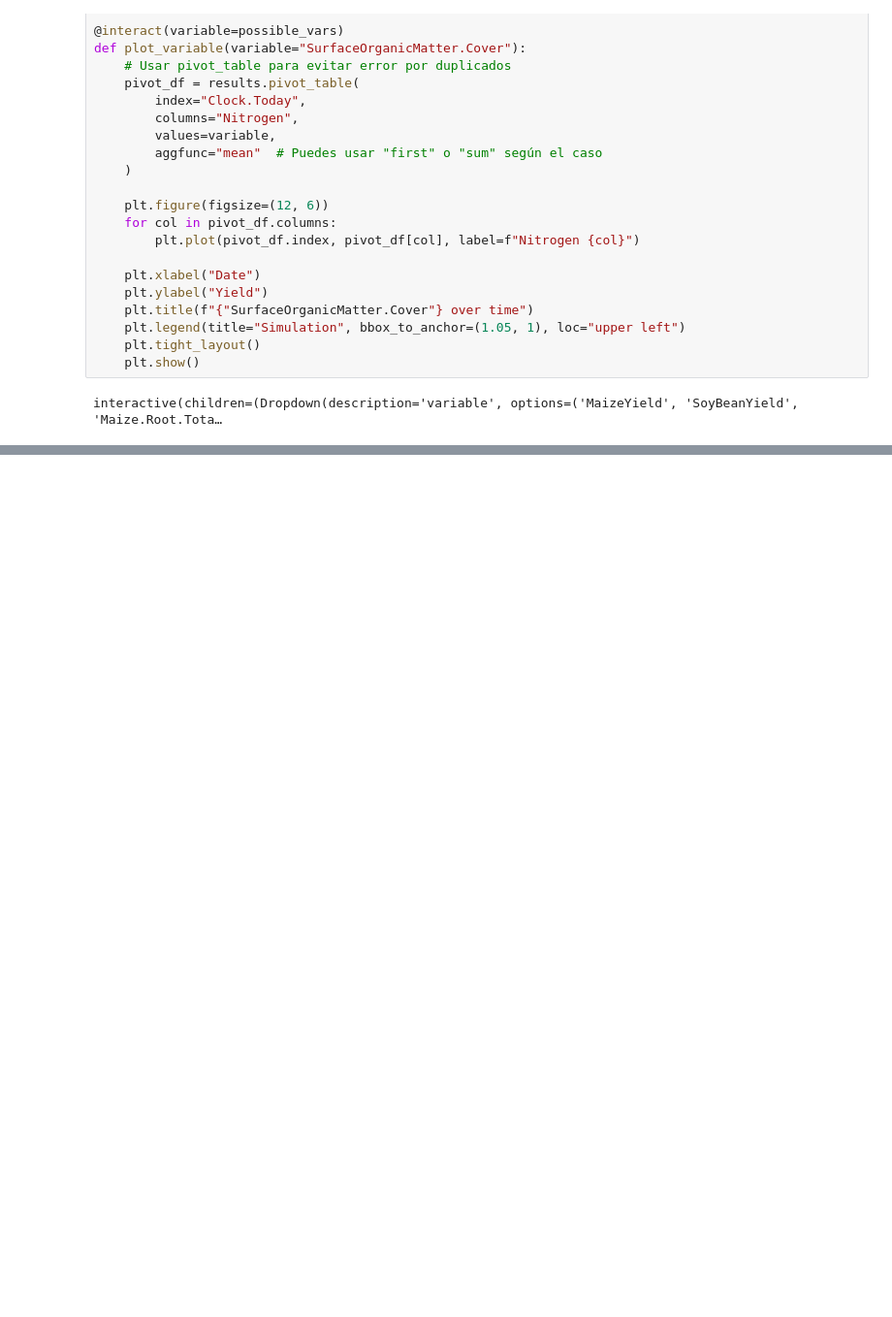
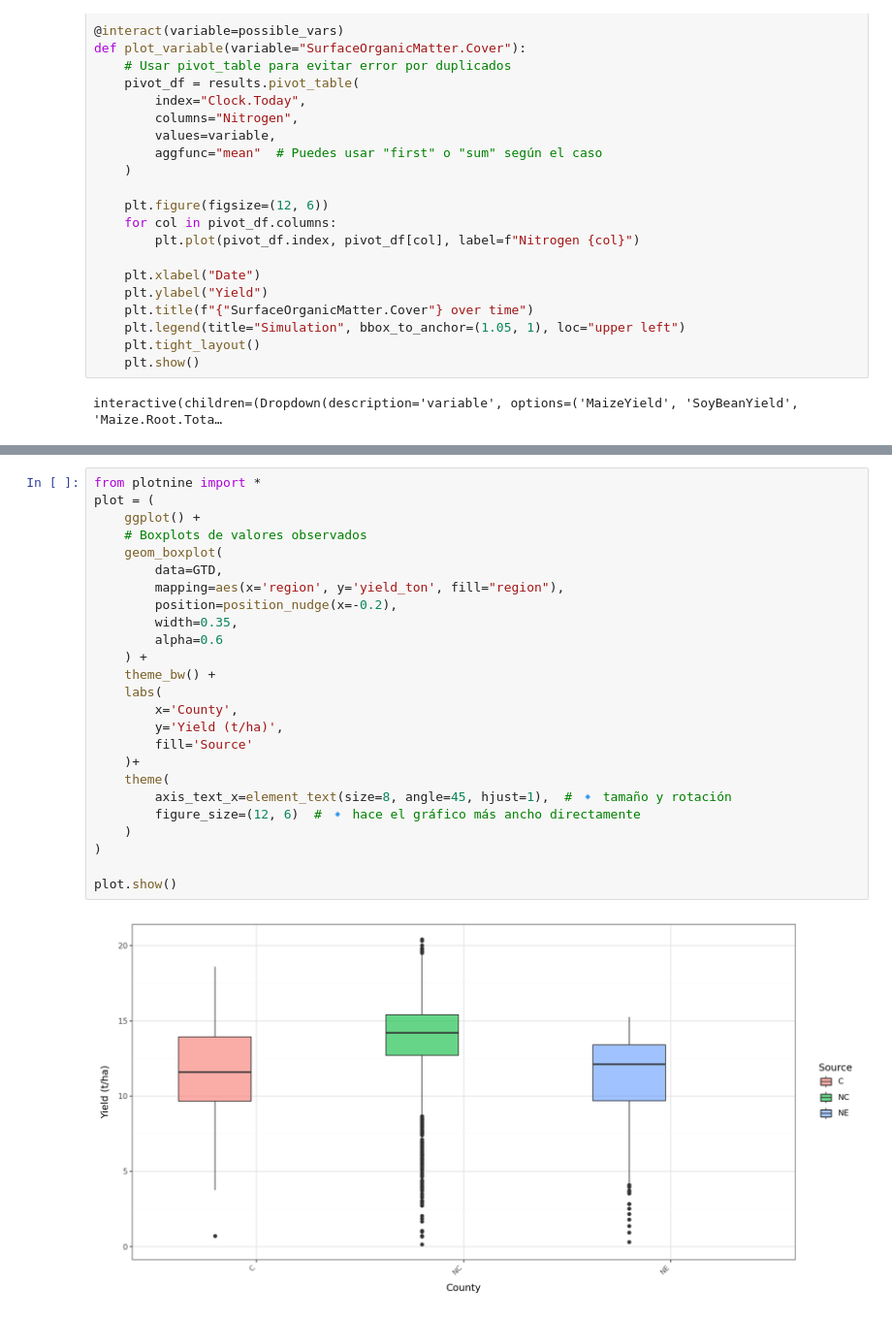
Before and after one commit to Ciampitti-Lab/ApsimxpyModule, a Jupyter notebook: workflow/_6EvaluationNotebooks/ResultsAnalysis.ipynb, the cells around one changed output, grey strips where cells are left out. Shown at 97% size. Cells and saved outputs as stored; diff of their text form; blank space fills up the shorter version.

```diff
--- a/workflow/_6EvaluationNotebooks/ResultsAnalysis.ipynb
+++ b/workflow/_6EvaluationNotebooks/ResultsAnalysis.ipynb
@@ -92,0 +61,27 @@ array(['Clay County'], dtype=object)
+# %%
+from plotnine import *
+plot = (
+    ggplot() +
+    # Boxplots de valores observados
+    geom_boxplot(
+        data=GTD,
+        mapping=aes(x='region', y='yield_ton', fill="region"),
+        position=position_nudge(x=-0.2),
+        width=0.35,
+        alpha=0.6
+    ) +
+    theme_bw() +
+    labs(
+        x='County',
+        y='Yield (t/ha)',
+        fill='Source'
+    )+
+    theme(
+        axis_text_x=element_text(size=8, angle=45, hjust=1),  # 🔹 tamaño y rotación
+        figure_size=(12, 6)  # 🔹 hace el gráfico más ancho directamente
+    )
+)
+
+plot.show()
+# %% [output]
+[figure, added]
```
Also changed, not shown: parts of 18 cells of this notebook, 12 other files.
